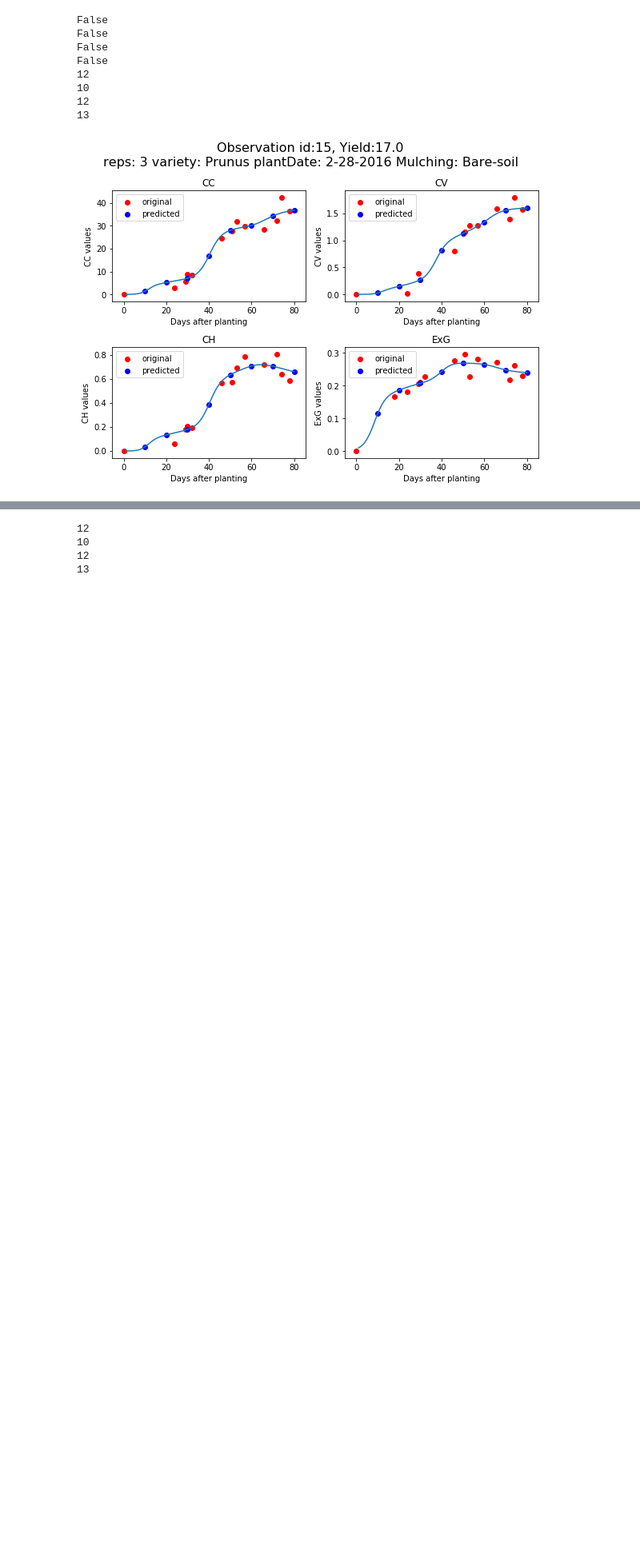
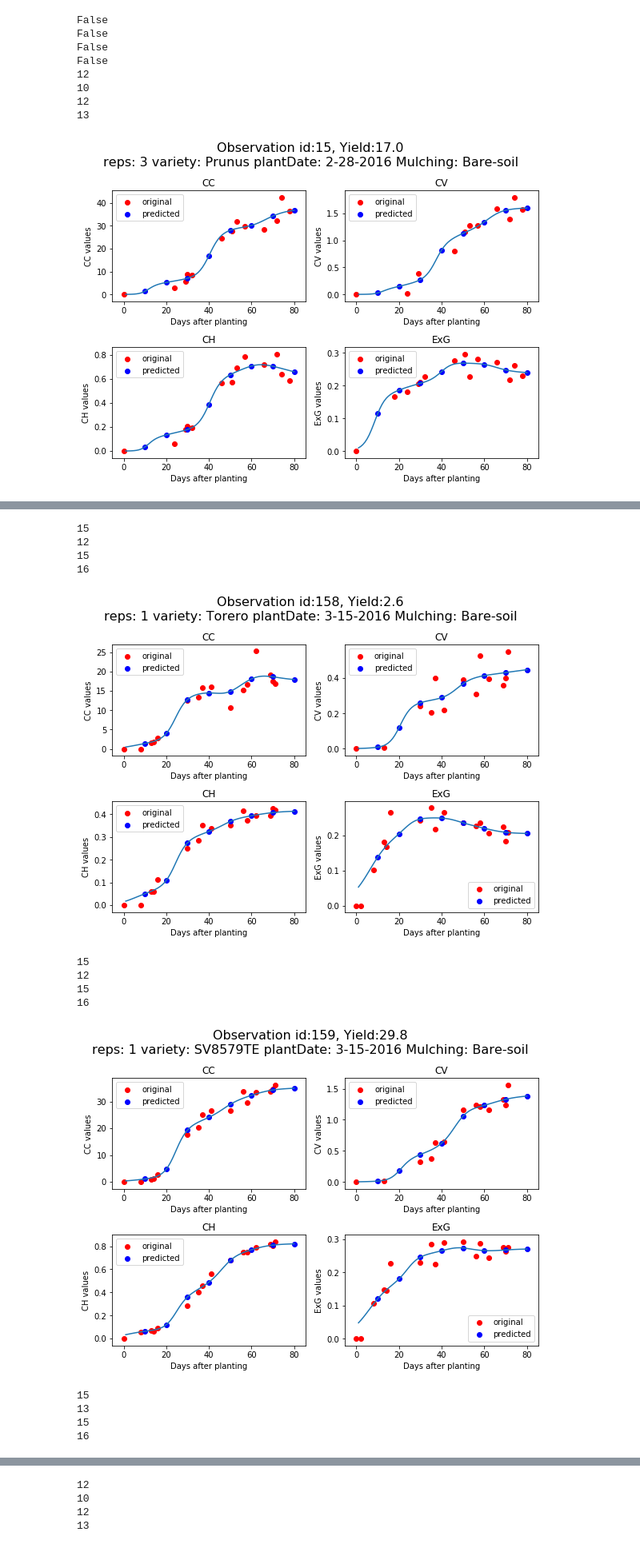
Before and after one commit to pvhau169/TomatoYieldEstimation, a Jupyter notebook: Untitled.ipynb, the cells around one changed output, grey strips where cells are left out. Shown at 80% size. Saved outputs shown, nothing was run; the diff lists cells and outputs as text; code cells hidden in the pictures; blank space fills up the shorter version.

```diff
--- a/Untitled.ipynb
+++ b/Untitled.ipynb
@@ -166,7 +168,7 @@ False
 #show graph examples of specific observation with no normalization
 std = 10
 observation = 4
-normalization = True
+normalization = False
 x_train = process(normalization, std)
 y_train = yield_data['Yield'].values
 # y_original = y_original / np.linalg.norm(y_original)
@@ -200,0 +182,18 @@ show_GRNN_example(8, std, normalization)
+# %%
+for i in range(157, 162):
+    show_GRNN_example(i, std, normalization)
+# %% [output]
+15
+12
+15
+16
+[figure, added]
+15
+12
+15
+16
+[figure, added]
+15
+13
+15
+16
```
Also changed, not shown: parts of 4 cells of this notebook.
